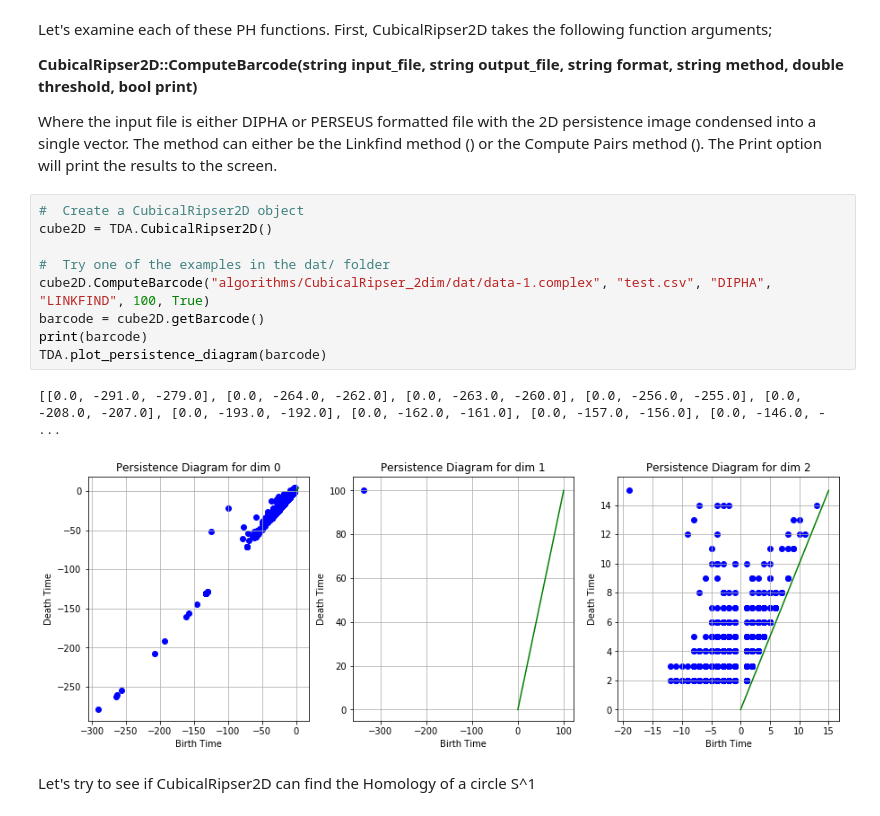
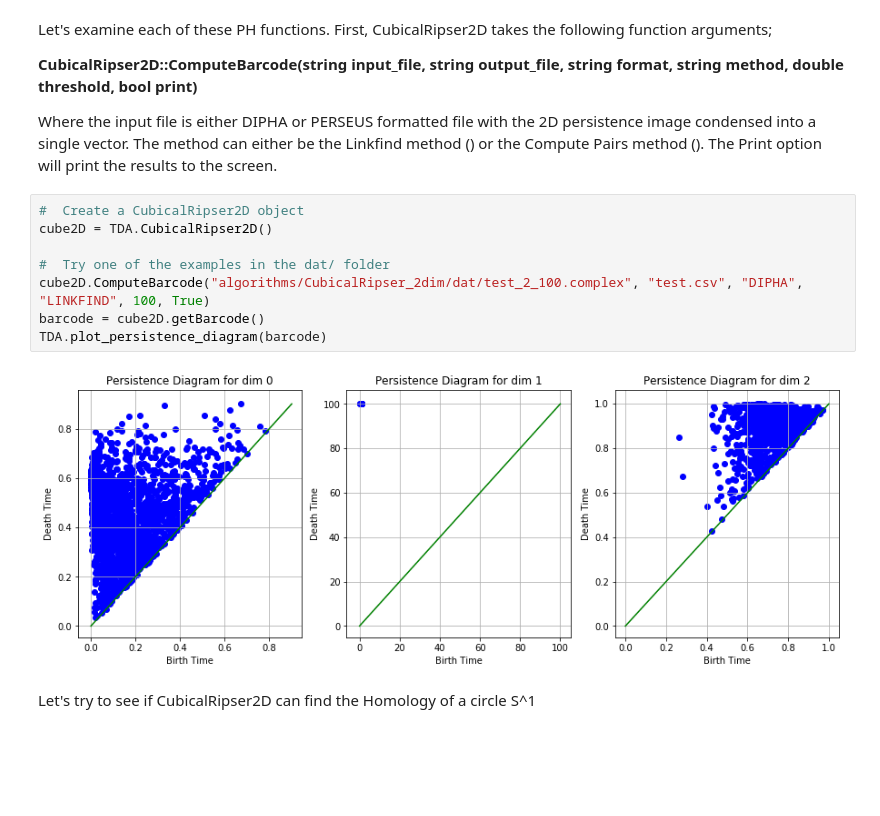
Before and after one commit to infophysics/tda-toolkit, a Jupyter notebook: TDA Persistent Homology.ipynb, the cells around one changed output. Saved outputs shown, nothing was run; the diff lists cells and outputs as text; blank space fills up the shorter version.

```diff
--- a/TDA Persistent Homology.ipynb
+++ b/TDA Persistent Homology.ipynb
@@ -64,15 +64,13 @@ Where the input file is either DIPHA or PERSEUS formatted file with the 2D persi
 # %%
 #  Create a CubicalRipser2D object
 cube2D = TDA.CubicalRipser2D()
 
 #  Try one of the examples in the dat/ folder
-cube2D.ComputeBarcode("algorithms/CubicalRipser_2dim/dat/data-1.complex", "test.csv", "DIPHA", "LINKFIND", 100, True)
+cube2D.ComputeBarcode("algorithms/CubicalRipser_2dim/dat/test_2_100.complex", "test.csv", "DIPHA", "LINKFIND", 100, True)
 barcode = cube2D.getBarcode()
-print(barcode)
 TDA.plot_persistence_diagram(barcode)
 # %% [output]
-[[0.0, -291.0, -279.0], [0.0, -264.0, -262.0], [0.0, -263.0, -260.0], [0.0, -256.0, -255.0], [0.0, -208.0, -207.0], [0.0, -193.0, -192.0], [0.0, -162.0, -161.0], [0.0, -157.0, -156.0], [0.0, -146.0, - ...
-[figure, old version]
+[figure, new version]
 # %% [markdown]
 Let's try to see if CubicalRipser2D can find the Homology of a circle S^1
 # %%
```
Also changed, not shown: 3 other files.
